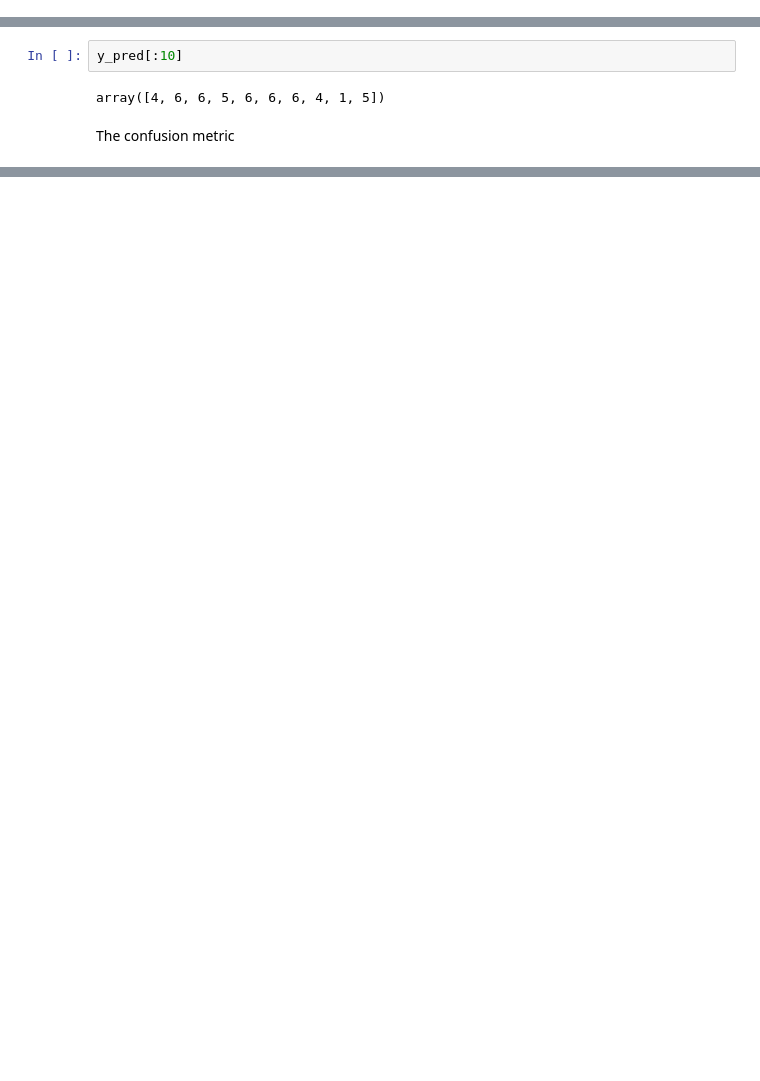
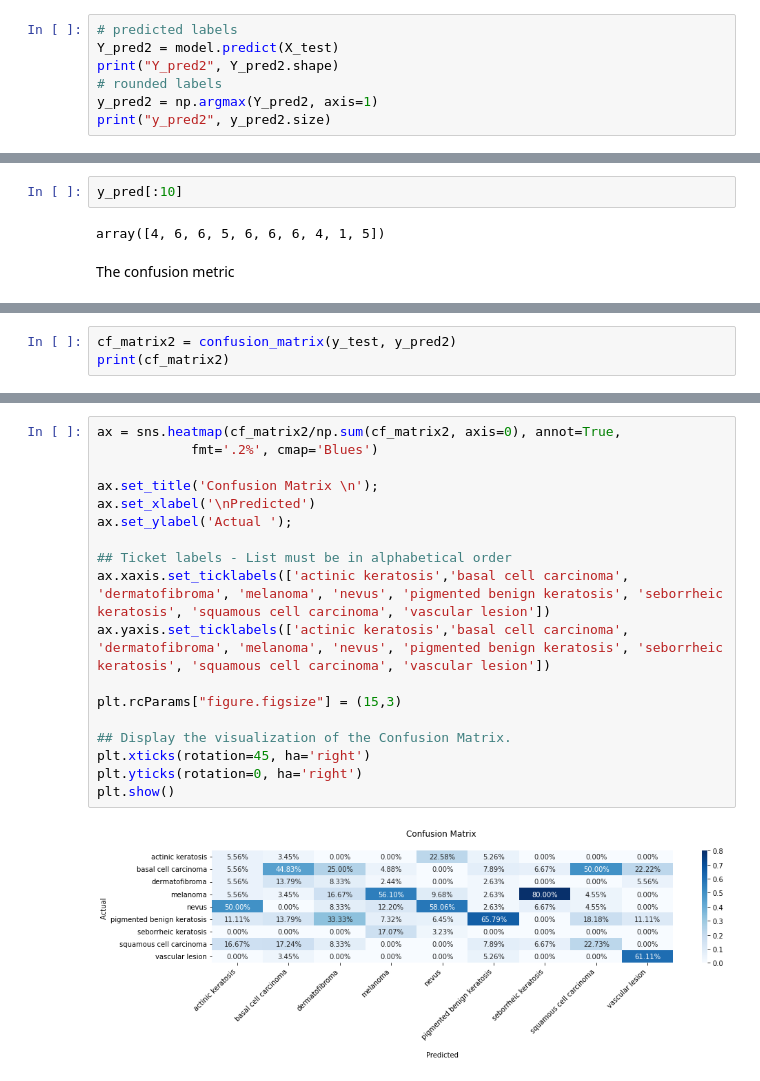
Before and after one commit to heroza/Skin-Cancer-Diagnosis, a Jupyter notebook: Skin_Cancer_Diagnosis_with_SMOTE_ResNet.ipynb, the cells around one changed output, grey strips where cells are left out. Saved outputs shown, nothing was run; the diff lists cells and outputs as text; blank space fills up the shorter version.

```diff
--- a/Skin_Cancer_Diagnosis_with_SMOTE_ResNet.ipynb
+++ b/Skin_Cancer_Diagnosis_with_SMOTE_ResNet.ipynb
@@ -562,0 +563,7 @@ y_pred 416
+# %%
+# predicted labels
+Y_pred2 = model.predict(X_test)
+print("Y_pred2", Y_pred2.shape)
+# rounded labels
+y_pred2 = np.argmax(Y_pred2, axis=1)
+print("y_pred2", y_pred2.size)
@@ -597,0 +608,3 @@ print(cf_matrix)
+# %%
+cf_matrix2 = confusion_matrix(y_test, y_pred2)
+print(cf_matrix2)
@@ -618,0 +644,20 @@ plt.show()
+# %%
+ax = sns.heatmap(cf_matrix2/np.sum(cf_matrix2, axis=0), annot=True,
+            fmt='.2%', cmap='Blues')
+
+ax.set_title('Confusion Matrix \n');
+ax.set_xlabel('\nPredicted')
+ax.set_ylabel('Actual ');
+
+## Ticket labels - List must be in alphabetical order
+ax.xaxis.set_ticklabels(['actinic keratosis','basal cell carcinoma', 'dermatofibroma', 'melanoma', 'nevus', 'pigmented benign keratosis', 'seborrheic keratosis', 'squamous cell carcinoma', 'vascular lesion'])
+ax.yaxis.set_ticklabels(['actinic keratosis','basal cell carcinoma', 'dermatofibroma', 'melanoma', 'nevus', 'pigmented benign keratosis', 'seborrheic keratosis', 'squamous cell carcinoma', 'vascular lesion'])
+
+plt.rcParams["figure.figsize"] = (15,3)
+
+## Display the visualization of the Confusion Matrix.
+plt.xticks(rotation=45, ha='right')
+plt.yticks(rotation=0, ha='right')
+plt.show()
+# %% [output]
+[figure, added]
```
Also changed, not shown: parts of 9 cells of this notebook.
